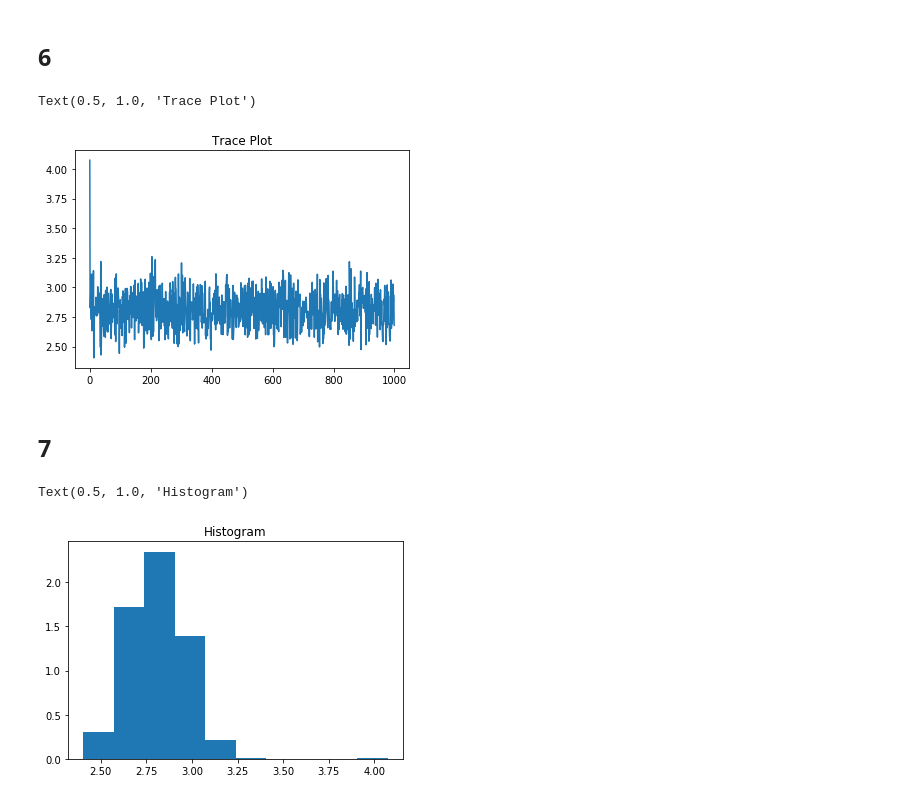
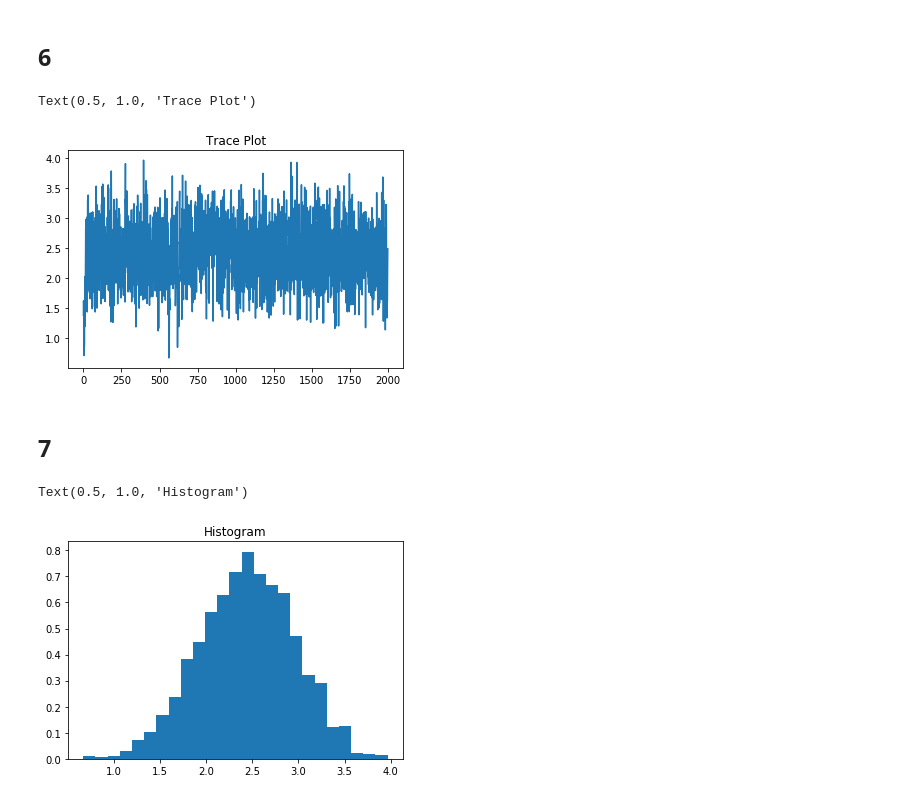
Before and after one commit to kylejray/bayesian_inference, a Jupyter notebook: bayesian_inference.ipynb, the cells around one changed output. Saved outputs shown, nothing was run; the diff lists cells and outputs as text; code cells hidden in the pictures.

```diff
--- a/bayesian_inference.ipynb
+++ b/bayesian_inference.ipynb
@@ -58,27 +58,25 @@ def metropolis(a0, a1, data):
 
     if threshhold > decide:
         return(True)
-    if threshhold < decide:
+    else:
         return(False)
 # %% [markdown]
 Now, we make a chain based on the metropolis algorith. I first made a prior_a function that feeds into it in case we want to mess with the prior on a later. The chain function is very simple, since most of the work is done in other functions. We keep geenrating new candidates based on the prior on a, and then accept/reject adding them to the chain by using the metropolis function. Terminates when our chain reasos the target length.
 # %%
-def prior_a():
-    return max(1, np.random.uniform(1,5))
 
 
-def chain(N, data):
+def chain(N, data, generating_variance=1/2):
     chain=[]
-    chain.append(prior_a())
+    chain.append(np.random.uniform(1,5))
     a0 = chain[0]
     while len(chain) < N:
-        a1 = prior_a()
+        a1 = np.random.normal(a0,generating_variance)
         if metropolis(a0, a1, data):
-            chain.append(a1)
             a0 = a1
+        chain.append(a1)
     return(chain)
 # %%
-chn = chain(1000, data)
+chn = chain(2000, data)
 # %% [markdown]
 ## 6
 # %%
@@ -86,12 +84,12 @@ plt.plot(chn)
 plt.title('Trace Plot')
 # %% [output]
 Text(0.5, 1.0, 'Trace Plot')
-[figure, old version]
+[figure, new version]
 # %% [markdown]
 ## 7
 # %%
-plt.hist(chn, density=True)
+plt.hist(chn, density=True, bins=25)
 plt.title('Histogram')
 # %% [output]
 Text(0.5, 1.0, 'Histogram')
-[figure, old version]
+[figure, new version]
```
Also changed, not shown: parts of 1 cell of this notebook.
